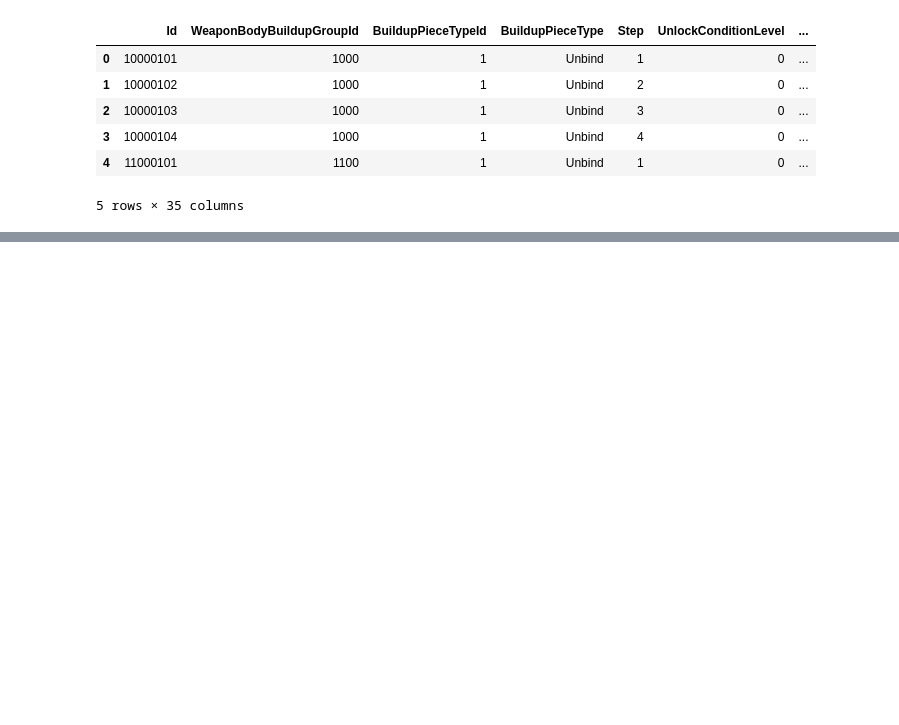
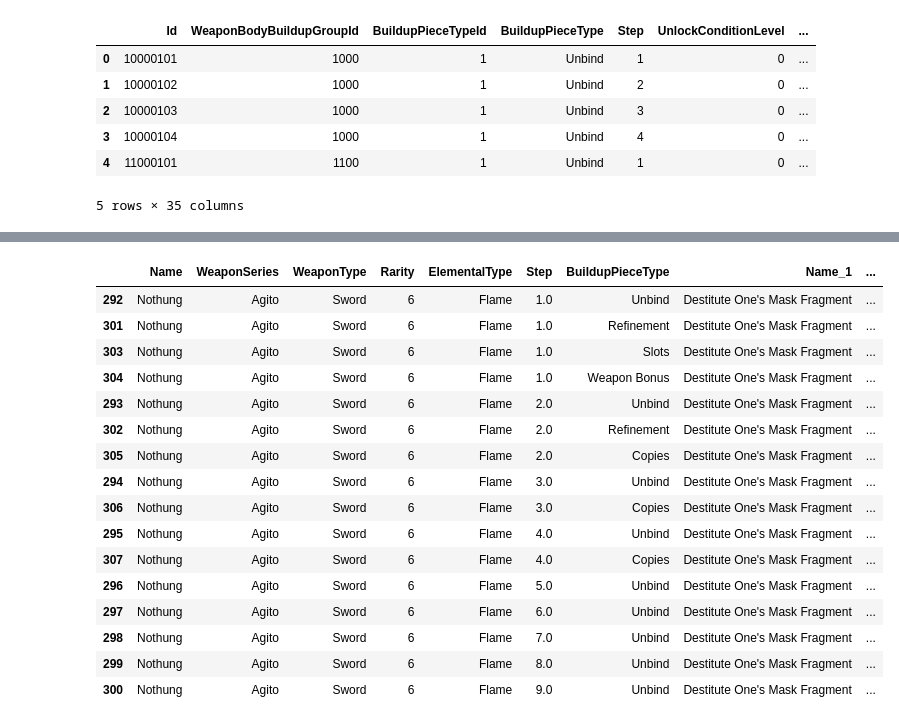
Before and after one commit to froggercat-just-for-fun/dl-weapon-calculator, a Jupyter notebook: explore.ipynb, the cells around one changed output, grey strips where cells are left out. Cells and saved outputs as stored; diff of their text form; code cells hidden in the pictures; blank space fills up the shorter version.

Commit message:
🚧 Building out UI to select weapons

```diff
--- a/explore.ipynb
+++ b/explore.ipynb
@@ -137,3 +139,8 @@ Index(['Id', 'WeaponBodyBuildupGroupId', 'BuildupPieceTypeId',
 | 3 | 10000104 | 1000 | 1 | Unbind | 4 | 0 | ... |
 | 4 | 11000101 | 1100 | 1 | Unbind | 1 | 0 | ... |
 5 rows × 35 columns
+# %%
+df_materials = weapon_dfs["Materials"]
+df_materials["Id"] = pd.to_numeric(df_materials["Id"], errors="coerce", downcast="integer")
+print(df_materials.columns)
+print(df_materials.dtypes)
@@ -139,0 +185,6 @@ Index(['Id', 'WeaponBodyBuildupGroupId', 'BuildupPieceTypeId',
+# %%
+weapon_calc_df = df_weapons.merge(df_weaponCost, how="left", left_on="WeaponBodyBuildupGroupId", right_on="WeaponBodyBuildupGroupId", suffixes=("", "_buildUp"), copy=True)
+for col in [i for i in df_weaponCost.columns if "MaterialId" in i]:
+    num = col.split("Id")[1]
+    weapon_calc_df = weapon_calc_df.merge(df_materials.add_suffix(f"_{num}"), how="left", left_on=col, right_on=f"Id_{num}", suffixes=("", ""), copy=True)
+weapon_calc_df.columns.tolist()
@@ -139,0 +209,24 @@ Index(['Id', 'WeaponBodyBuildupGroupId', 'BuildupPieceTypeId',
+# %%
+filt = weapon_calc_df.WeaponSeries == "Agito"
+agito_weapon_calc_df = weapon_calc_df[filt].sort_values(["Id", "Step"])[
+    ["Name", 'WeaponSeries', 'WeaponType','Rarity','ElementalType','Step','BuildupPieceType']+[j for i in range(1,11) for j in [f"Name_{i}", f"BuildupMaterialQuantity{i}"]]
+].replace(0, np.nan).dropna(axis=1, how="all")
+agito_weapon_calc_df.head(16)
+# %% [output]
+|  | Name | WeaponSeries | WeaponType | Rarity | ElementalType | Step | BuildupPieceType | Name_1 | ... |
+| 292 | Nothung | Agito | Sword | 6 | Flame | 1.0 | Unbind | Destitute One's Mask Fragment | ... |
+| 301 | Nothung | Agito | Sword | 6 | Flame | 1.0 | Refinement | Destitute One's Mask Fragment | ... |
+| 303 | Nothung | Agito | Sword | 6 | Flame | 1.0 | Slots | Destitute One's Mask Fragment | ... |
+| 304 | Nothung | Agito | Sword | 6 | Flame | 1.0 | Weapon Bonus | Destitute One's Mask Fragment | ... |
+| 293 | Nothung | Agito | Sword | 6 | Flame | 2.0 | Unbind | Destitute One's Mask Fragment | ... |
+| 302 | Nothung | Agito | Sword | 6 | Flame | 2.0 | Refinement | Destitute One's Mask Fragment | ... |
+| 305 | Nothung | Agito | Sword | 6 | Flame | 2.0 | Copies | Destitute One's Mask Fragment | ... |
+| 294 | Nothung | Agito | Sword | 6 | Flame | 3.0 | Unbind | Destitute One's Mask Fragment | ... |
+| 306 | Nothung | Agito | Sword | 6 | Flame | 3.0 | Copies | Destitute One's Mask Fragment | ... |
+| 295 | Nothung | Agito | Sword | 6 | Flame | 4.0 | Unbind | Destitute One's Mask Fragment | ... |
+| 307 | Nothung | Agito | Sword | 6 | Flame | 4.0 | Copies | Destitute One's Mask Fragment | ... |
+| 296 | Nothung | Agito | Sword | 6 | Flame | 5.0 | Unbind | Destitute One's Mask Fragment | ... |
+| 297 | Nothung | Agito | Sword | 6 | Flame | 6.0 | Unbind | Destitute One's Mask Fragment | ... |
+| 298 | Nothung | Agito | Sword | 6 | Flame | 7.0 | Unbind | Destitute One's Mask Fragment | ... |
+| 299 | Nothung | Agito | Sword | 6 | Flame | 8.0 | Unbind | Destitute One's Mask Fragment | ... |
+| 300 | Nothung | Agito | Sword | 6 | Flame | 9.0 | Unbind | Destitute One's Mask Fragment | ... |
```
Also changed, not shown: parts of 6 cells of this notebook, 1 other file.
